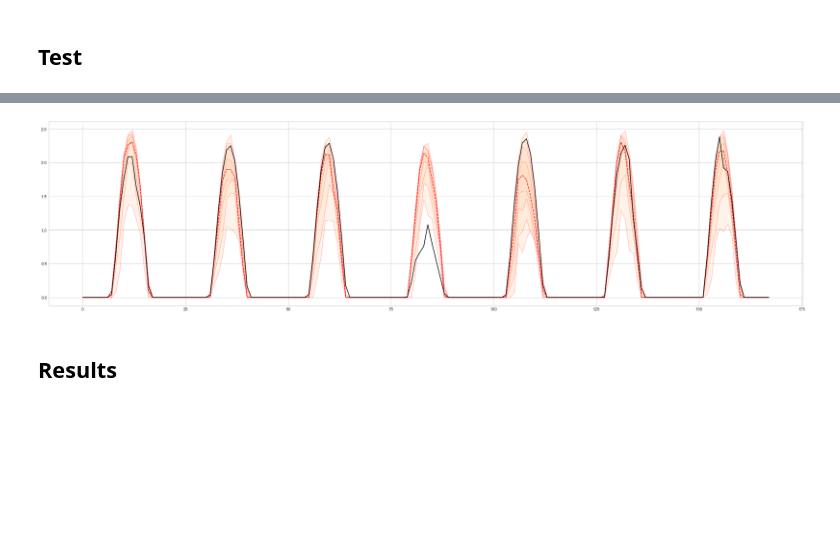
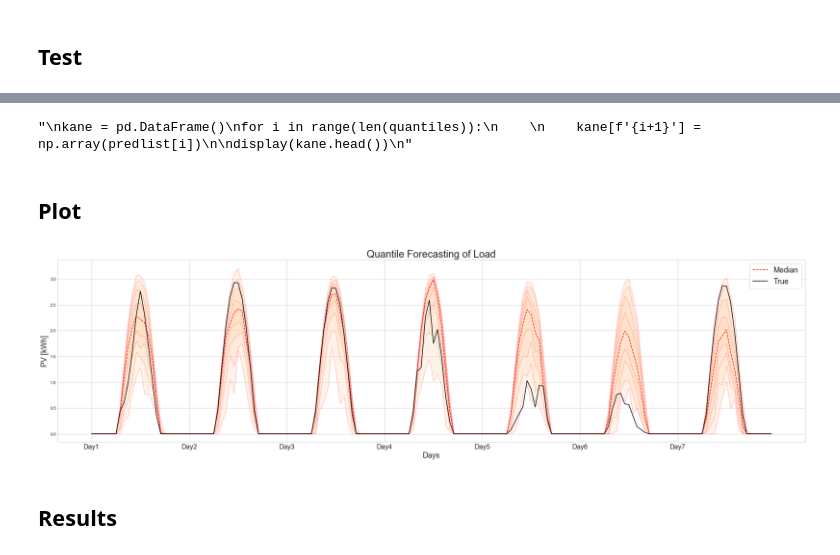
Before and after one commit to powerflow77/DeepLearning, a Jupyter notebook: QLSTM(PV).ipynb, the cells around one changed output, grey strips where cells are left out. Drawn from its saved outputs; the diff is of its cells as text; code cells hidden in the pictures; blank space fills up the shorter version.

```diff
--- a/QLSTM(PV).ipynb
+++ b/QLSTM(PV).ipynb
@@ -65,7 +65,7 @@ X = df.iloc[:, :].values
 Y = df.iloc[:, -1].values.reshape(-1, 1)
 
 
-showme = 24*14   # 실제 예측이 이뤄지는 구간
+showme = 24*60   # 실제 예측이 이뤄지는 구간
 inputlen = 24*7 # 인풋으로 사용할 구간
 
 xtrain = X[:-(inputlen + showme), :]
@@ -375,0 +378,11 @@ Loss:  0.0002153
+# %%
+'''
+kane = pd.DataFrame()
+for i in range(len(quantiles)):
+
+    kane[f'{i+1}'] = np.array(predlist[i])
+
+display(kane.head())
+'''
+# %% [output]
+"\nkane = pd.DataFrame()\nfor i in range(len(quantiles)):\n    \n    kane[f'{i+1}'] = np.array(predlist[i])\n\ndisplay(kane.head())\n"
@@ -376,21 +391,34 @@ Loss:  0.0002153
+# %% [markdown]
+## __Plot__
 # %%
 num = len(quantiles)
 days = 24*7
 
 fig, ax = plt.subplots(1,1,   figsize=(32, 8))
 
 for i in range(round(num/2)):
     plt.fill_between(range(len(predlist[0]))[:days],
                     predlist[i][:days], predlist[num-(i+1)][:days],
-                    color='peachpuff', alpha=0.3, edgecolor='red', linewidth=1) # 첫 번째 그림은 alpha=0이 되므로, alpha=(i+1)/7로 설정했음.
+                    color='peachpuff', alpha=0.3, edgecolor='red', linewidth=1)
 
-ax.plot(range(len(predlist[0]))[:days], predlist[4][:days], color='red',   linestyle='dashed' )
+ax.plot(range(len(predlist[0]))[:days], predlist[4][:days], color='red',   linestyle='dashed',  label='Median' )
 
-ax.plot(range(len(predlist[0]))[:days], truelist[:days], color='k',   )
+ax.plot(range(len(predlist[0]))[:days], truelist[:days], color='k',   label='True')
+
+#===============================================================================================
+plt.legend(fontsize=18, frameon=True)
+ax.set_xticks(range(0, days, 24))
+ax.set_xticklabels([f'Day{i+1}' for i in range( int((days-0)/24) )], fontsize=16)
+
+ax.set_title('Quantile Forecasting of Load', fontsize=24)
+ax.set_xlabel('Days', fontsize=18)
+ax.set_ylabel('PV [kWh]', fontsize=18)
+
+#plt.savefig('PV.png', dpi=300)
 
 plt.show()
 # %% [output]
-[figure, old version]
+[figure, new version]
 # %% [markdown]
 ## __Results__
 # %% [markdown]
```
Also changed, not shown: parts of 8 cells of this notebook.
